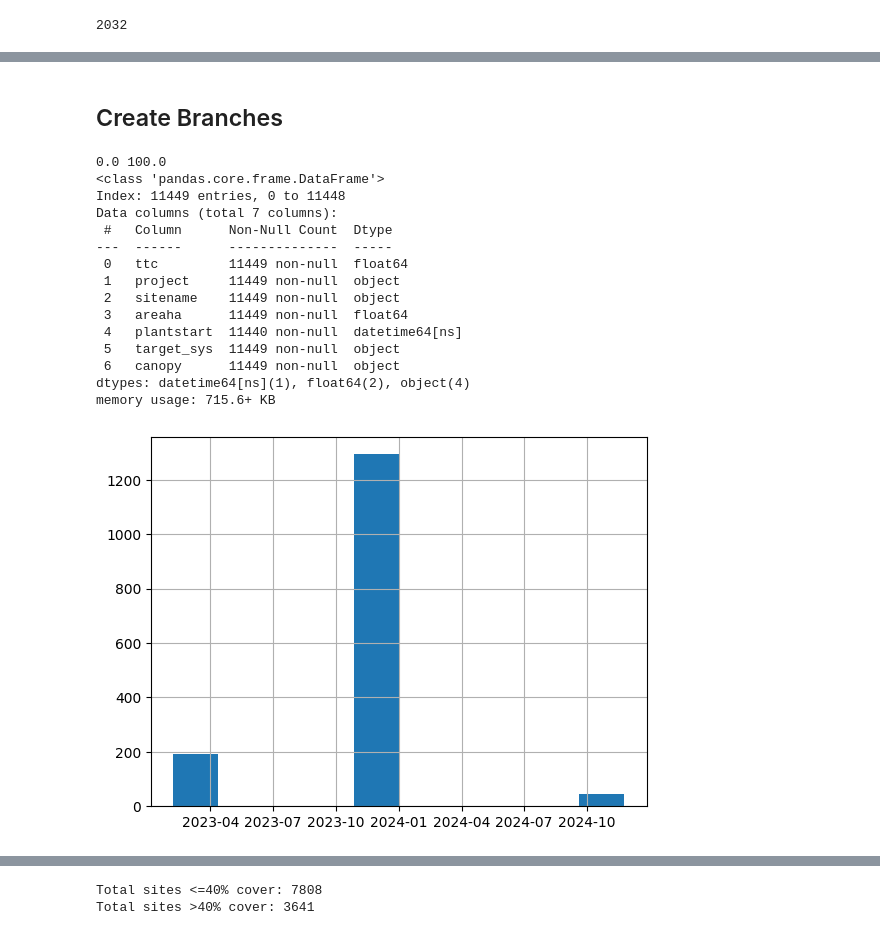
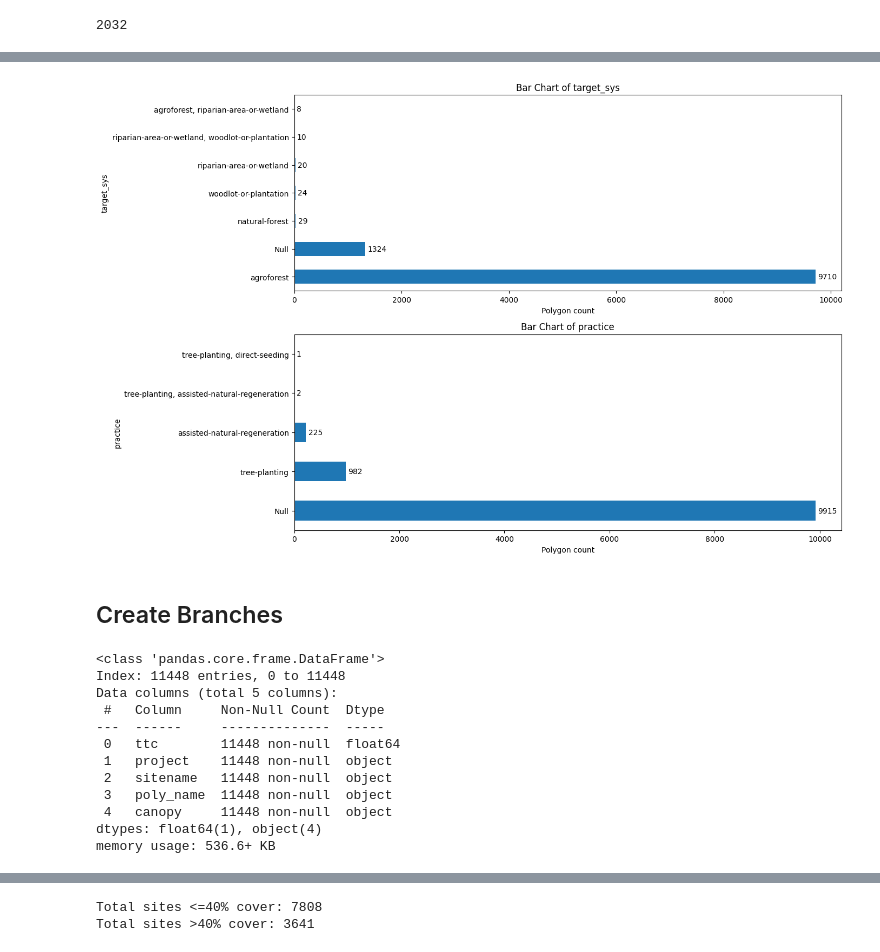
Before and after one commit to wri/decision-tree, a Jupyter notebook: notebooks/decision_tree.ipynb, the cells around one changed output, grey strips where cells are left out. Saved outputs shown, nothing was run; the diff lists cells and outputs as text; code cells hidden in the pictures.

```diff
--- a/notebooks/decision_tree.ipynb
+++ b/notebooks/decision_tree.ipynb
@@ -128,3 +114,25 @@ mrg = pd.merge(tf_poly, ttc, on=['A', 'B'])
+# %%
+columns = ['target_sys', 'practice']
+num_plots = len(columns)
+fig, axes = plt.subplots(2, (num_plots // 2 + num_plots % 2), figsize=(14,9))
+axes = axes.flatten()
+for i, col in enumerate(columns):
+    inter[col].value_counts().plot(kind='barh', ax=axes[i], title=f'Bar Chart of {col}')
+    axes[i].set_xlabel('Polygon count')
+    axes[i].set_ylabel(col)
+    for bars in axes[i].containers:
+        axes[i].bar_label(bars,
+                          label_type='edge',
+                          padding=3)
+
+# Remove any empty subplots
+for j in range(len(columns), len(axes)):
+    fig.delaxes(axes[j])
+
+
+plt.tight_layout()
+# %% [output]
+[figure, added]
 # %% [markdown]
 ## Create Branches
 # %%
@@ -135,27 +143,17 @@ def classify_canopy(project):
 
 # .transform() method in pandas is used to apply a function to a group or subset of a df and
 # return an aligned result, meaning the output has the same shape as the input.
-ttc['canopy'] = ttc.groupby('project')['ttc'].transform(lambda x: classify_canopy(ttc[ttc['project'] == x.name]))
-
-ttc.info()
+# ttc['canopy'] = ttc.groupby('project')['ttc'].transform(lambda x: classify_canopy(ttc[ttc['project'] == x.name]))
 # %% [output]
-0.0 100.0
 <class 'pandas.core.frame.DataFrame'>
-Index: 11449 entries, 0 to 11448
-Data columns (total 7 columns):
- #   Column      Non-Null Count  Dtype
----  ------      --------------  -----
- 0   ttc         11449 non-null  float64
- 1   project     11449 non-null  object
- 2   sitename    11449 non-null  object
- 3   areaha      11449 non-null  float64
- 4   plantstart  11440 non-null  datetime64[ns]
- 5   target_sys  11449 non-null  object
- 6   canopy      11449 non-null  object
-dtypes: datetime64[ns](1), float64(2), object(4)
-memory usage: 715.6+ KB
+Index: 11448 entries, 0 to 11448
+Data columns (total 5 columns):
+ #   Column     Non-Null Count  Dtype
+---  ------     --------------  -----
+ 0   ttc        11448 non-null  float64
+ 1   project    11448 non-null  object
+ 2   sitename   11448 non-null  object
+ 3   poly_name  11448 non-null  object
+ 4   canopy     11448 non-null  object
+dtypes: float64(1), object(4)
+memory usage: 536.6+ KB
-# %%
-bccp = ttc[ttc.project == 'birdlife-intl']
-bccp['plantstart'].hist();
-# %% [output]
-[figure, removed]
```
Also changed, not shown: parts of 30 cells of this notebook.
